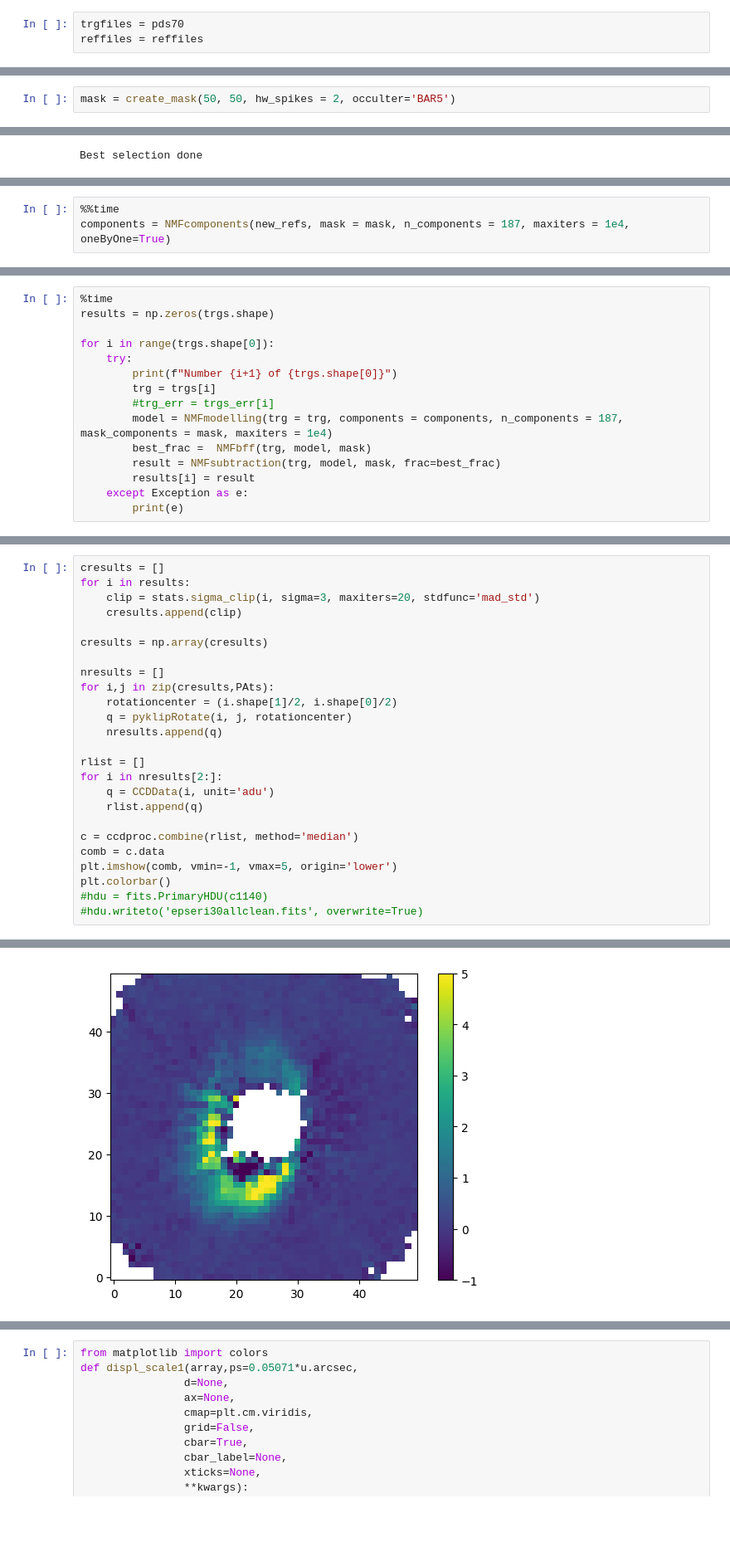
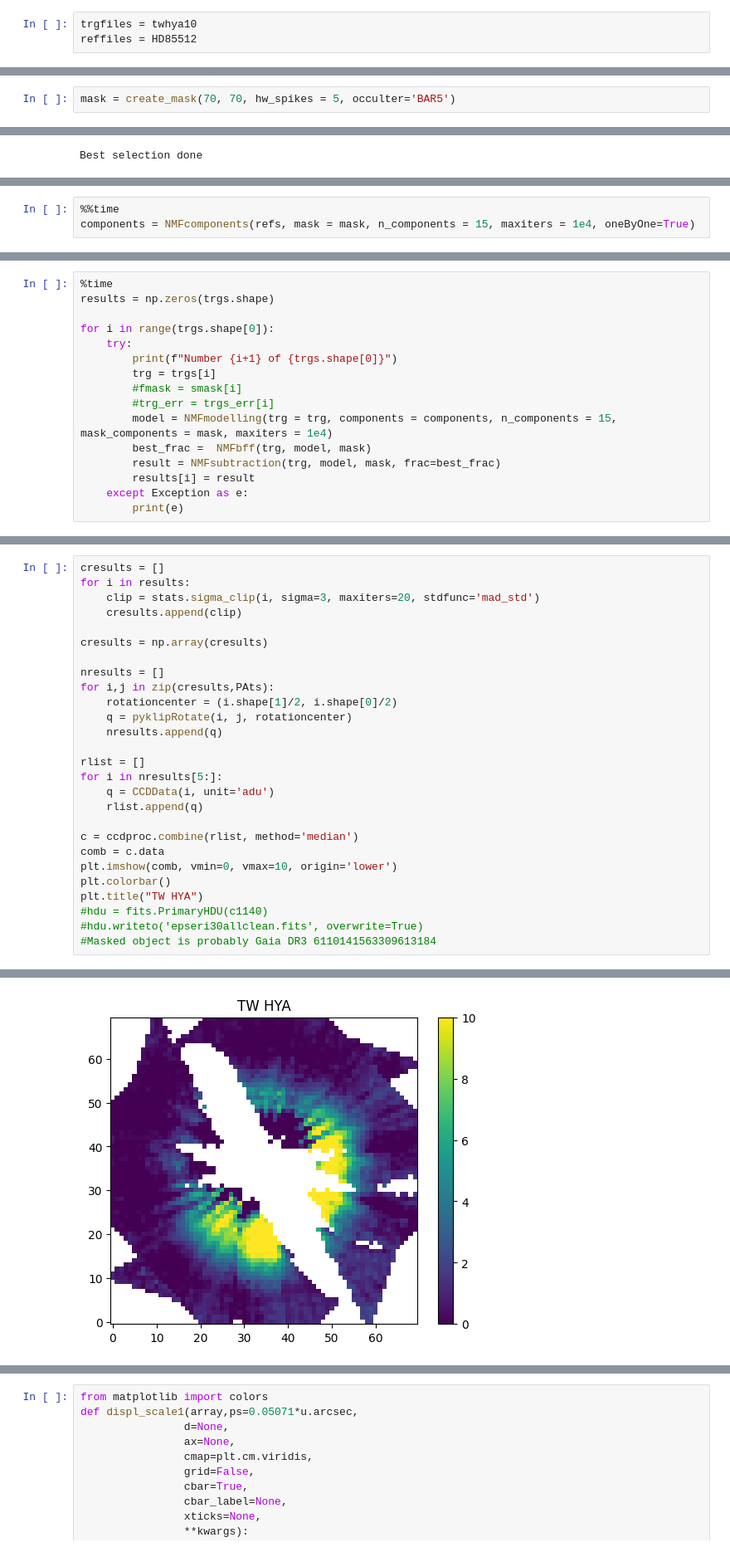
Before and after one commit to saikrishanthpm/pyNMF, a Jupyter notebook: New_reductions.ipynb, the cells around one changed output, grey strips where cells are left out. Shown at 83% size. Drawn from its saved outputs; the diff is of its cells as text; blank space fills up the shorter version.

```diff
--- a/New_reductions.ipynb
+++ b/New_reductions.ipynb
@@ -264,8 +330,8 @@ def prep_frames_parallel(filename):
 
     return trgs, trgs_err, refs, refs_err, PAs, fnames
 # %%
-trgfiles = pds70
-reffiles = reffiles
+trgfiles = twhya10
+reffiles = HD85512
 # %%
 %%time
 warnings.simplefilter('ignore', AstropyWarning)
@@ -400,7 +462,7 @@ def create_mask(width_y, width_x, occulter, hw_spikes = 1, cen_x = None, cen_y =
                 spikes[y, x] = 0
     return spikes*f.data
 # %%
-mask = create_mask(50, 50, hw_spikes = 2, occulter='BAR5')
+mask = create_mask(70, 70, hw_spikes = 5, occulter='BAR5')
 # %%
 best = int(0.1*len(refs))
 medians = []
@@ -442,5 +538,5 @@ new_refs.shape
 # %%
 %%time
-components = NMFcomponents(new_refs, mask = mask, n_components = 187, maxiters = 1e4, oneByOne=True)
+components = NMFcomponents(refs, mask = mask, n_components = 15, maxiters = 1e4, oneByOne=True)
 # %% [output]
 Building components one by one...
@@ -468,8 +564,9 @@ for i in range(trgs.shape[0]):
     try:
         print(f"Number {i+1} of {trgs.shape[0]}")
         trg = trgs[i]
+        #fmask = smask[i]
         #trg_err = trgs_err[i]
-        model = NMFmodelling(trg = trg, components = components, n_components = 187, mask_components = mask, maxiters = 1e4)
+        model = NMFmodelling(trg = trg, components = components, n_components = 15, mask_components = mask, maxiters = 1e4)
         best_frac =  NMFbff(trg, model, mask)
         result = NMFsubtraction(trg, model, mask, frac=best_frac)
         results[i] = result
@@ -508,14 +622,16 @@ for i,j in zip(cresults,PAts):
     nresults.append(q)
 
 rlist = []
-for i in nresults[2:]:
+for i in nresults[5:]:
     q = CCDData(i, unit='adu')
     rlist.append(q)
 
 c = ccdproc.combine(rlist, method='median')
 comb = c.data
-plt.imshow(comb, vmin=-1, vmax=5, origin='lower')
+plt.imshow(comb, vmin=0, vmax=10, origin='lower')
 plt.colorbar()
+plt.title("TW HYA")
 #hdu = fits.PrimaryHDU(c1140)
 #hdu.writeto('epseri30allclean.fits', overwrite=True)
+#Masked object is probably Gaia DR3 6110141563309613184
 # %% [output]
@@ -523 +639 @@ plt.colorbar()
-[figure, old version]
+[figure, new version]
```
Also changed, not shown: parts of 26 cells of this notebook, 1 other file.
